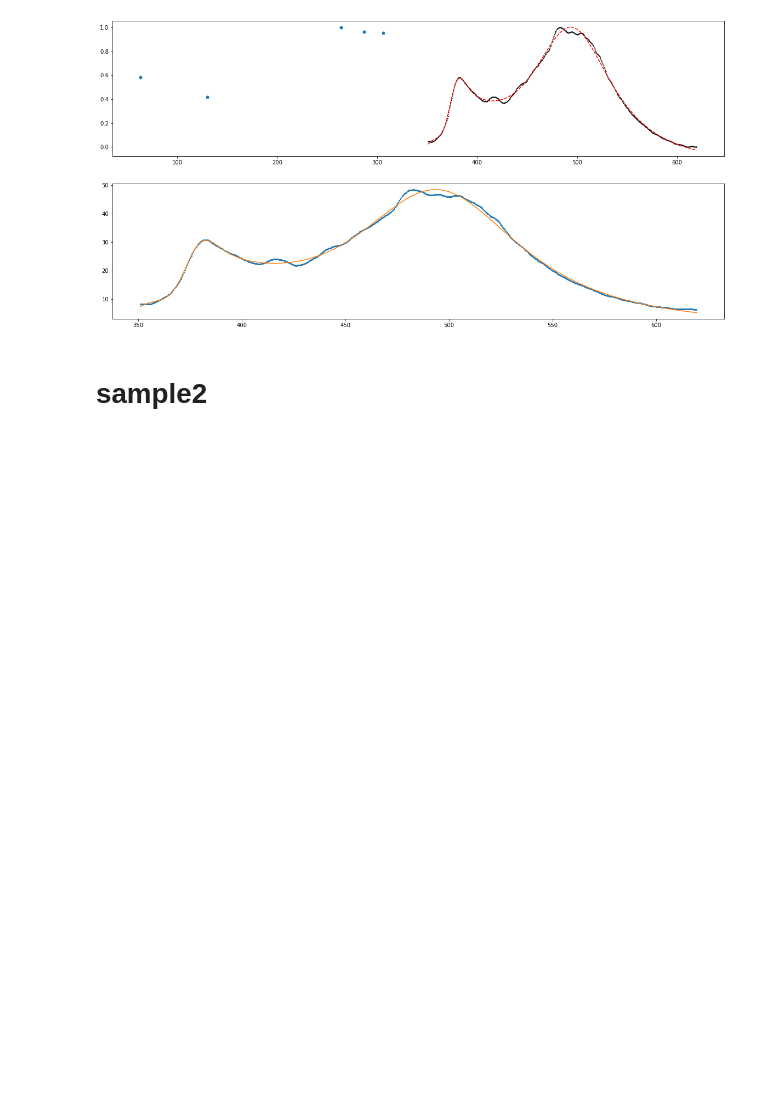
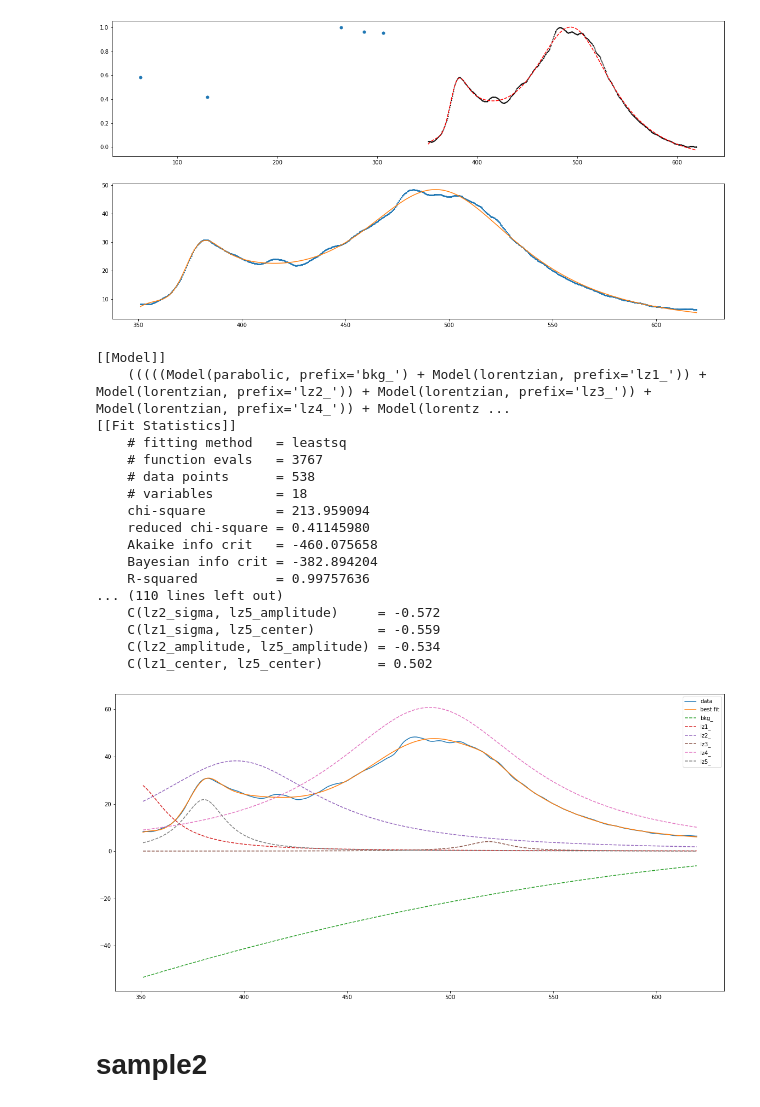
Before and after one commit to mmortazavi/ml_demystified, a Jupyter notebook: projects/solarcell/pl/fwhm.ipynb, the cells around one changed output. Saved outputs shown, nothing was run; the diff lists cells and outputs as text; code cells hidden in the pictures; blank space fills up the shorter version.

```diff
--- a/projects/solarcell/pl/fwhm.ipynb
+++ b/projects/solarcell/pl/fwhm.ipynb
@@ -147,6 +147,60 @@ def fit (x,y):
 fit(x,y1)
 # %% [output]
 [figure]
+# %%
+xdat = x
+ydat = y1
+def add_peak(prefix, center, amplitude=2.45, sigma=2.34):
+    peak = LorentzianModel(prefix=prefix)
+    pars = peak.make_params()
+    pars[prefix + 'center'].set(center)
+    pars[prefix + 'amplitude'].set(amplitude)
+    pars[prefix + 'sigma'].set(sigma, min=0)
+    return peak, pars
+
+model = QuadraticModel(prefix='bkg_')
+params = model.make_params(a=0, b=0, c=0)
+
+rough_peak_positions = (382.5,	416.0,	483.0,	494.5,	504.0)
+for i, cen in enumerate(rough_peak_positions):
+    peak, pars = add_peak('lz%d_' % (i+1), cen)
+    model = model + peak
+    params.update(pars)
+
+init = model.eval(params, x=xdat)
+result = model.fit(ydat, params, x=xdat)
+comps = result.eval_components()
+
+print(result.fit_report(min_correl=0.5))
+
+
+plt.figure( figsize=( 20, 10 ) )
+
+plt.plot(xdat, ydat, label='data')
+plt.plot(xdat, result.best_fit, label='best fit')
+for name, comp in comps.items():
+    plt.plot(xdat, comp, '--', label=name)
+plt.legend(loc='upper right')
+plt.show()
+# %% [output]
+[[Model]]
+    (((((Model(parabolic, prefix='bkg_') + Model(lorentzian, prefix='lz1_')) + Model(lorentzian, prefix='lz2_')) + Model(lorentzian, prefix='lz3_')) + Model(lorentzian, prefix='lz4_')) + Model(lorentz ...
+[[Fit Statistics]]
+    # fitting method   = leastsq
+    # function evals   = 3767
+    # data points      = 538
+    # variables        = 18
+    chi-square         = 213.959094
+    reduced chi-square = 0.41145980
+    Akaike info crit   = -460.075658
+    Bayesian info crit = -382.894204
+    R-squared          = 0.99757636
+... (110 lines left out)
+    C(lz2_sigma, lz5_amplitude)     = -0.572
+    C(lz1_sigma, lz5_center)        = -0.559
+    C(lz2_amplitude, lz5_amplitude) = -0.534
+    C(lz1_center, lz5_center)       = 0.502
+[figure, added]
 # %% [markdown]
 # sample2
 # %%
```
Also changed, not shown: parts of 7 cells of this notebook.
